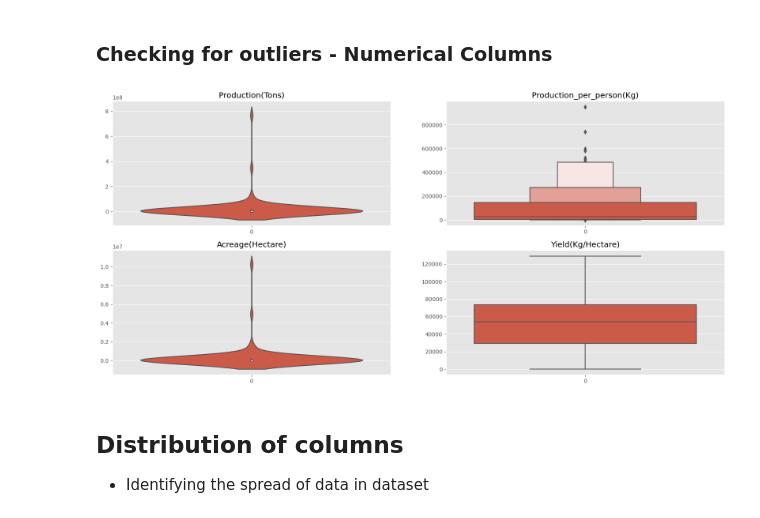
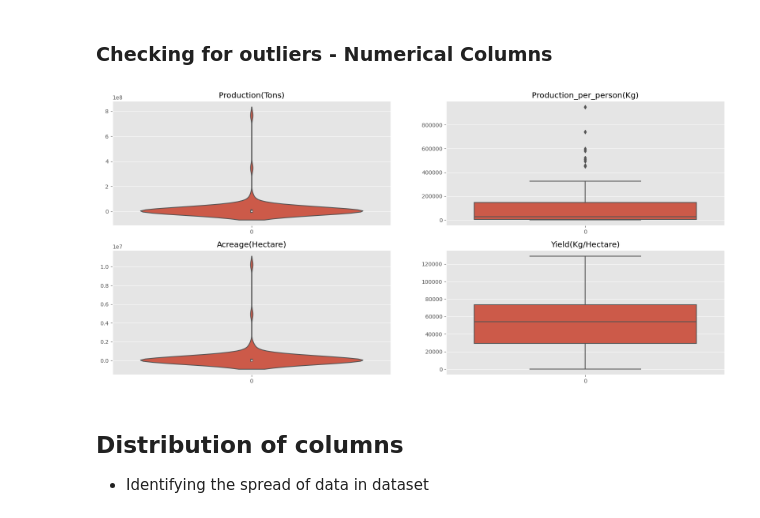
Before and after one commit to SPARTANX21/EDA-Sugarcane-Production-in-World, a Jupyter notebook: Project_Sugarcane.ipynb, the cells around one changed output. Saved outputs shown, nothing was run; the diff lists cells and outputs as text; code cells hidden in the pictures.

```diff
--- a/Project_Sugarcane.ipynb
+++ b/Project_Sugarcane.ipynb
@@ -168,7 +168,3 @@ df.shape
 df.duplicated().sum()
 # %% [output]
 0
-# %%
-# Saving clean & sorted data to another csv file
-
-df = df.to_csv("Cleaned_Sugarcane.csv")
@@ -209,20 +214,20 @@ plt.show()
 # %%
 plt.figure(figsize = (20,9))
 plt.subplot(2,2,1)
 sns.violinplot(df["Production(Tons)"])
 plt.title("Production(Tons)")
 plt.subplot(2,2,2)
-sns.boxenplot(df["Production_per_person(Kg)"])
+sns.boxplot(df["Production_per_person(Kg)"])
 plt.title("Production_per_person(Kg)")
 plt.subplot(2,2,3)
 sns.violinplot(df["Acreage(Hectare)"])
 plt.title("Acreage(Hectare)")
 plt.subplot(2,2,4)
 sns.boxplot(df["Yield(Kg/Hectare)"])
 plt.title("Yield(Kg/Hectare)")
 plt.show()
 # %% [output]
-[figure, old version]
+[figure, new version]
 # %% [markdown]
 ## **Distribution of columns**
 - Identifying the spread of data in dataset
```
Also changed, not shown: parts of 8 cells of this notebook.
